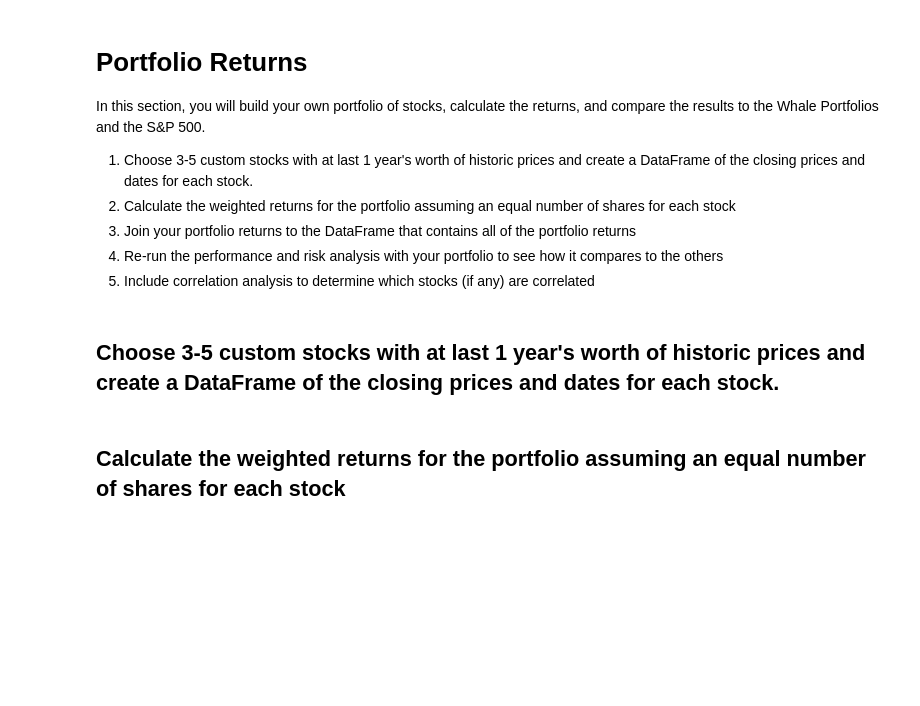
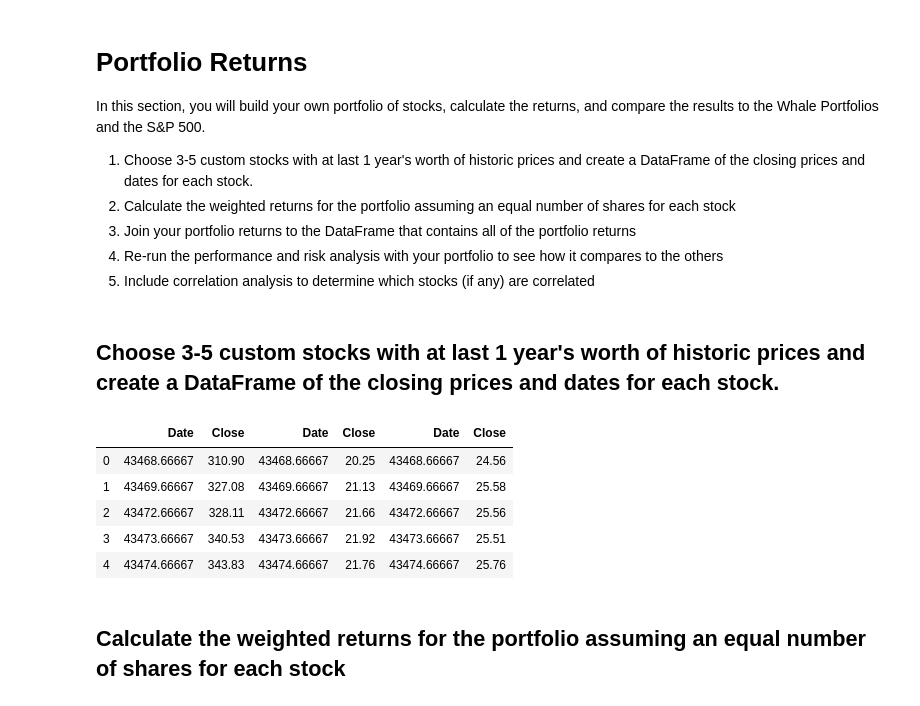
Before and after one commit to exposuretherapy/Pandas-Homework, a Jupyter notebook: whale_analysis.ipynb, the cells around one changed output. Cells and saved outputs as stored; diff of their text form; code cells hidden in the pictures; blank space fills up the shorter version.

Commit message:
concatenated the data frames. need to format the dates.

```diff
--- a/whale_analysis.ipynb
+++ b/whale_analysis.ipynb
@@ -375,7 +375,15 @@ ba_close_path = Path("../Pandas-Homework/STOCKS/20200106_boeing_close.csv")
 ba_close_csv = pd.read_csv(ba_close_path)
 # %%
 # Concatenate all stocks into a single DataFrame
-# YOUR CODE HERE
+close_prices = pd.concat([ba_close_csv,rtn_close_csv,bac_close_csv], axis="columns", join="inner", sort=False)
+close_prices.head()
+# %% [output]
+|  | Date | Close | Date | Close | Date | Close |
+| 0 | 43468.66667 | 310.90 | 43468.66667 | 20.25 | 43468.66667 | 24.56 |
+| 1 | 43469.66667 | 327.08 | 43469.66667 | 21.13 | 43469.66667 | 25.58 |
+| 2 | 43472.66667 | 328.11 | 43472.66667 | 21.66 | 43472.66667 | 25.56 |
+| 3 | 43473.66667 | 340.53 | 43473.66667 | 21.92 | 43473.66667 | 25.51 |
+| 4 | 43474.66667 | 343.83 | 43474.66667 | 21.76 | 43474.66667 | 25.76 |
 # %%
 # Reset the index
 # YOUR CODE HERE
```
